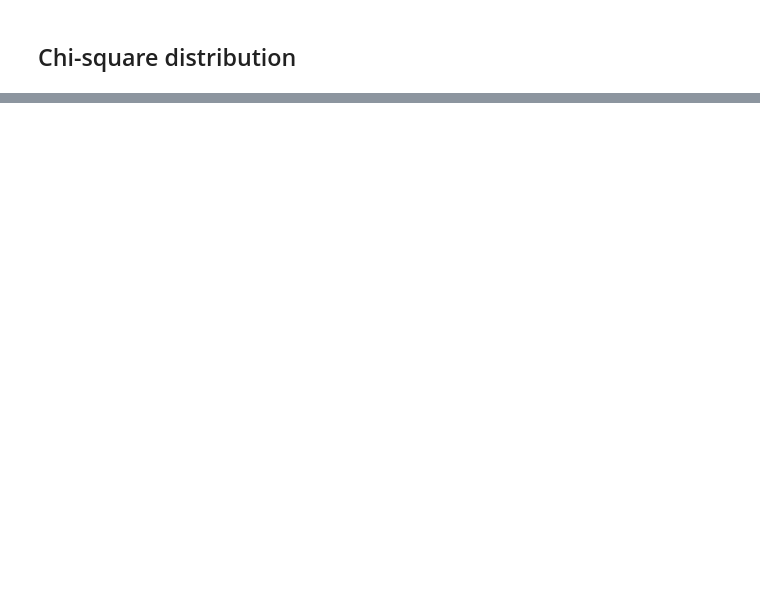
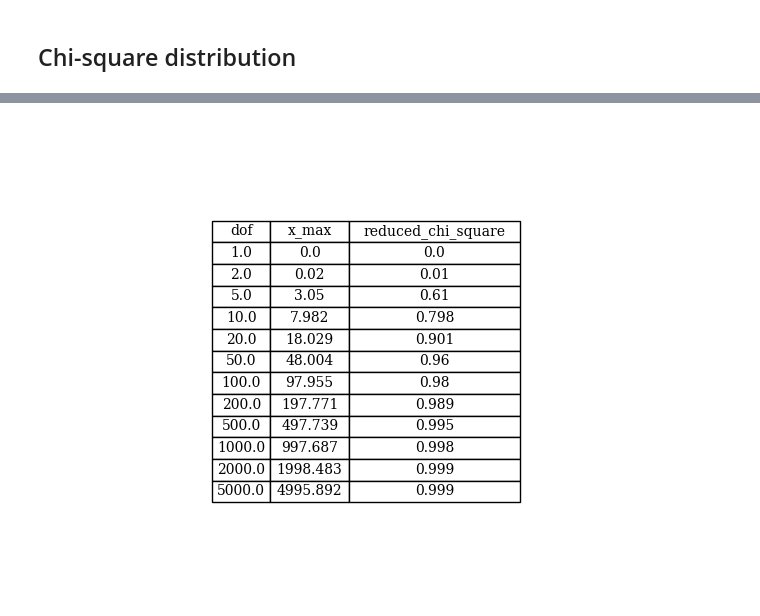
Before and after one commit to joeyeoj/Codes, a Jupyter notebook: Chandra/Chi-square/chi-square.ipynb, the cells around one changed output, grey strips where cells are left out. Saved outputs shown, nothing was run; the diff lists cells and outputs as text; code cells hidden in the pictures; blank space fills up the shorter version.

```diff
--- a/Chandra/Chi-square/chi-square.ipynb
+++ b/Chandra/Chi-square/chi-square.ipynb
@@ -199,0 +224,27 @@ for f in dof:
+# %%
+dof_chi_square=pd.DataFrame({'dof':dof,'x_max':x_max_list,'reduced_chi_square':reduced_chi_square})
+
+fig, ax =plt.subplots(1,1)
+
+cell_text = []
+for row in range(len(dof_chi_square)):
+    cell_text.append(dof_chi_square.iloc[row])
+
+ax.axis('tight')
+ax.axis('off')
+the_table = ax.table(cellText=cell_text, colLabels=dof_chi_square.columns, cellLoc = 'center', loc='center')
+
+# 设置表格字体
+font = FontProperties()
+font.set_family('serif')
+font.set_name('serif')
+font.set_style('normal')
+
+the_table.auto_set_font_size(False)
+the_table.set_fontsize(10)
+the_table.scale(2, 1.3)
+the_table.auto_set_column_width(col=list(range(len(dof_chi_square.columns))))
+
+plt.savefig('dof_chi_square_table.png',dpi=300)
+# %% [output]
+[figure, added]
```
Also changed, not shown: parts of 5 cells of this notebook, 8 other files.
